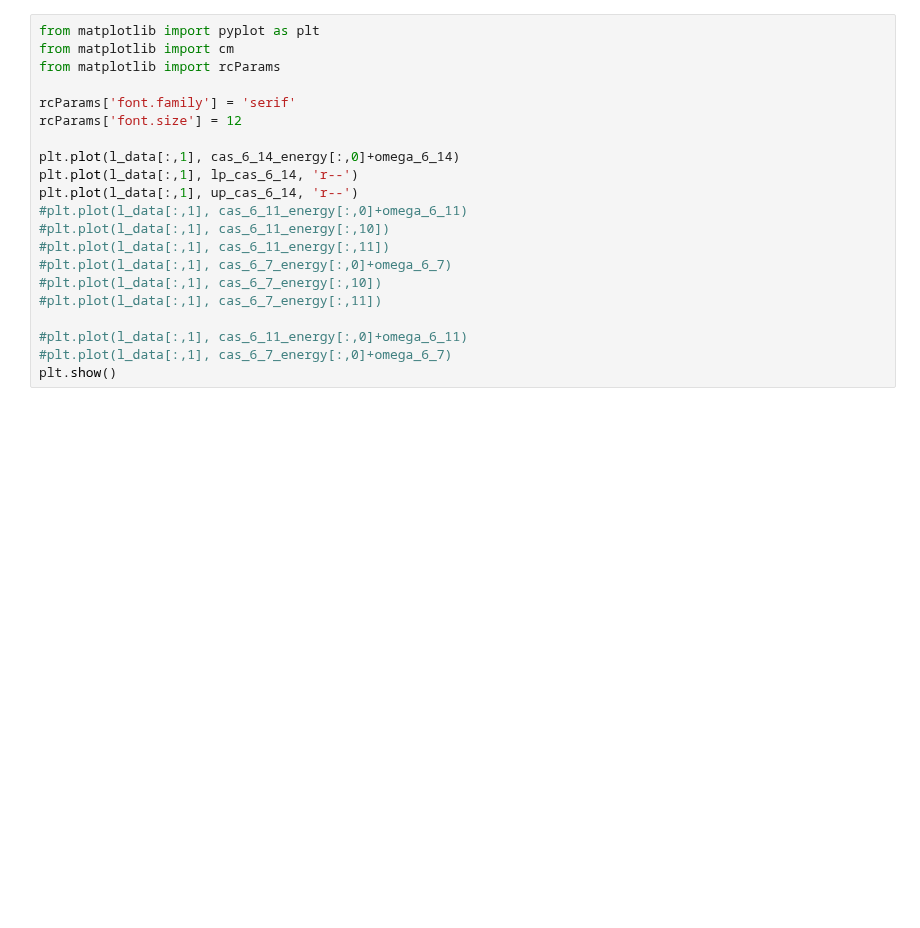
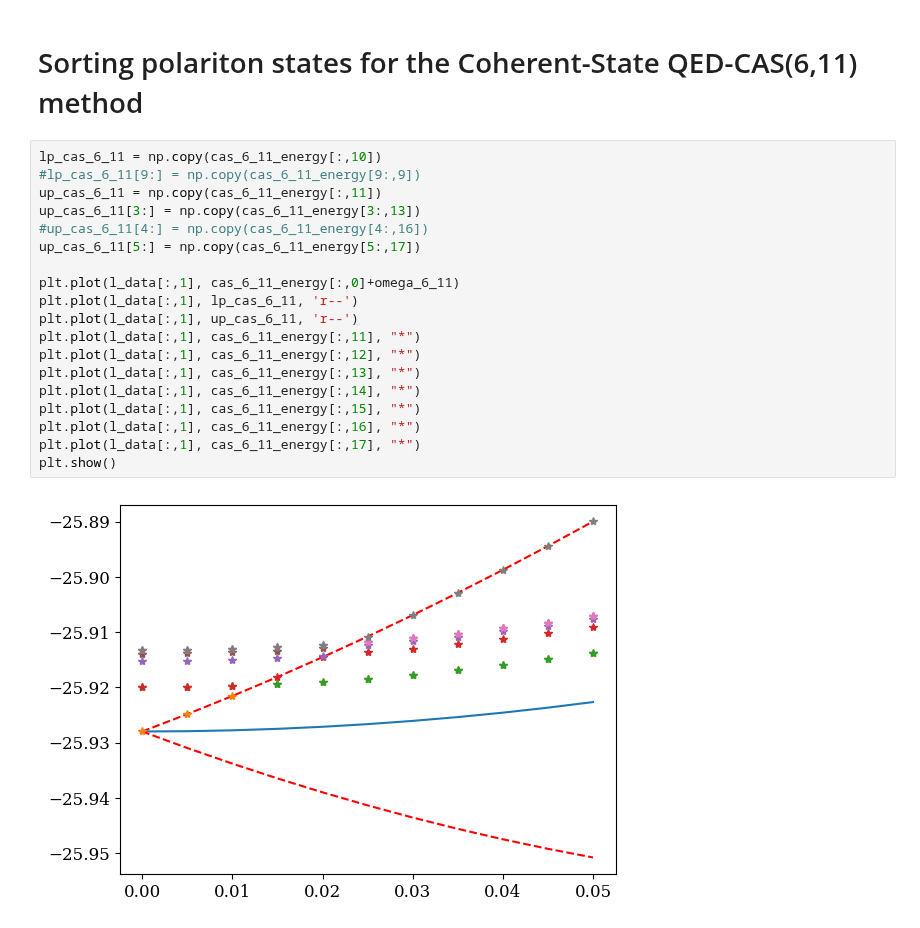
Before and after one commit to boss-bee/data_repository, a Jupyter notebook: json_scripts/BH3_json_reader.ipynb, the cells around one changed output. Drawn from its saved outputs; the diff is of its cells as text; blank space fills up the shorter version.

```diff
--- a/json_scripts/BH3_json_reader.ipynb
+++ b/json_scripts/BH3_json_reader.ipynb
@@ -36,21 +87,23 @@ up_cas_6_14[7:] = np.copy(cas_6_14_energy[7:,17])
+# %% [markdown]
+# Sorting polariton states for the Coherent-State QED-CAS(6,11) method
 # %%
-from matplotlib import pyplot as plt
-from matplotlib import cm
-from matplotlib import rcParams
+lp_cas_6_11 = np.copy(cas_6_11_energy[:,10])
+#lp_cas_6_11[9:] = np.copy(cas_6_11_energy[9:,9])
+up_cas_6_11 = np.copy(cas_6_11_energy[:,11])
+up_cas_6_11[3:] = np.copy(cas_6_11_energy[3:,13])
+#up_cas_6_11[4:] = np.copy(cas_6_11_energy[4:,16])
+up_cas_6_11[5:] = np.copy(cas_6_11_energy[5:,17])
 
-rcParams['font.family'] = 'serif'
-rcParams['font.size'] = 12
-
-plt.plot(l_data[:,1], cas_6_14_energy[:,0]+omega_6_14)
-plt.plot(l_data[:,1], lp_cas_6_14, 'r--')
-plt.plot(l_data[:,1], up_cas_6_14, 'r--')
-#plt.plot(l_data[:,1], cas_6_11_energy[:,0]+omega_6_11)
-#plt.plot(l_data[:,1], cas_6_11_energy[:,10])
-#plt.plot(l_data[:,1], cas_6_11_energy[:,11])
-#plt.plot(l_data[:,1], cas_6_7_energy[:,0]+omega_6_7)
-#plt.plot(l_data[:,1], cas_6_7_energy[:,10])
-#plt.plot(l_data[:,1], cas_6_7_energy[:,11])
-
-#plt.plot(l_data[:,1], cas_6_11_energy[:,0]+omega_6_11)
-#plt.plot(l_data[:,1], cas_6_7_energy[:,0]+omega_6_7)
+plt.plot(l_data[:,1], cas_6_11_energy[:,0]+omega_6_11)
+plt.plot(l_data[:,1], lp_cas_6_11, 'r--')
+plt.plot(l_data[:,1], up_cas_6_11, 'r--')
+plt.plot(l_data[:,1], cas_6_11_energy[:,11], "*")
+plt.plot(l_data[:,1], cas_6_11_energy[:,12], "*")
+plt.plot(l_data[:,1], cas_6_11_energy[:,13], "*")
+plt.plot(l_data[:,1], cas_6_11_energy[:,14], "*")
+plt.plot(l_data[:,1], cas_6_11_energy[:,15], "*")
+plt.plot(l_data[:,1], cas_6_11_energy[:,16], "*")
+plt.plot(l_data[:,1], cas_6_11_energy[:,17], "*")
 plt.show()
+# %% [output]
+[figure, added]
```
Also changed, not shown: parts of 17 cells of this notebook, 3 other files.
